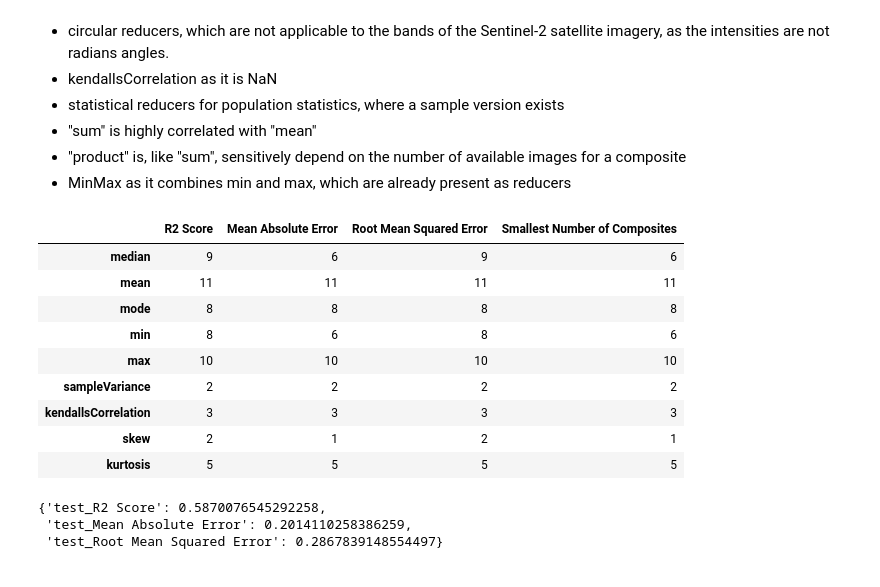
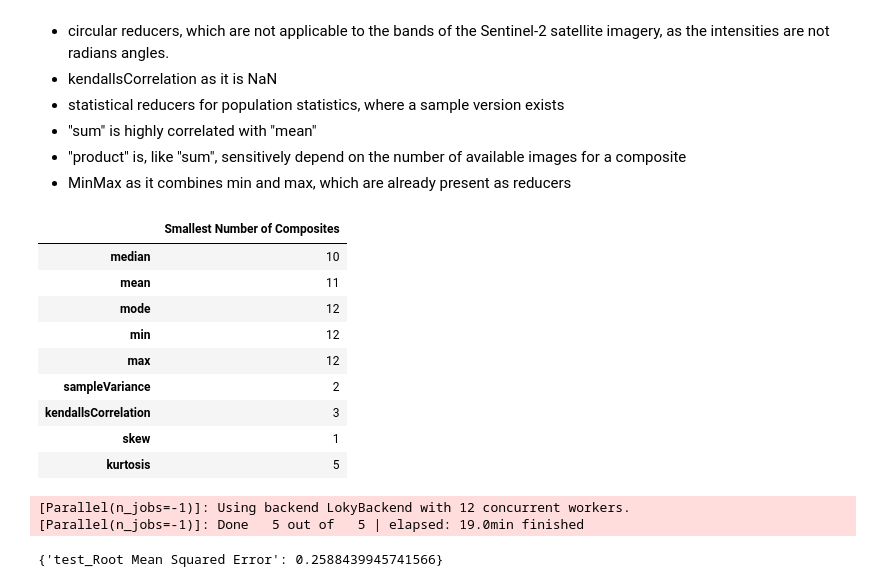
Before and after one commit to Lumcoin/leaf-type-mixture, a Jupyter notebook: notebooks/2-ph-reducer-composites.ipynb, the cells around one changed output. Saved outputs shown, nothing was run; the diff lists cells and outputs as text; code cells hidden in the pictures.

```diff
--- a/notebooks/2-ph-reducer-composites.ipynb
+++ b/notebooks/2-ph-reducer-composites.ipynb
@@ -67,17 +69,16 @@ Initializing Earth Engine API...
 # %%
-from ltm.data import sentinel_composite, split_band_name
+from datetime import datetime
+from itertools import product
+from ltm.data import sentinel_composite
 from ltm.features import load_raster, interpolate_data, drop_nan_rows, to_float32
-from time import sleep
-
-from sklearn.metrics import make_scorer, mean_squared_error, mean_absolute_error, r2_score
+import numpy as np
+import pandas as pd
+from pathlib import Path
+from sklearn.metrics import make_scorer, mean_squared_error
 from sklearn.model_selection import cross_validate
 from sklearn.ensemble import RandomForestRegressor
+from time import sleep
 from tqdm import tqdm
-from pathlib import Path
-import pandas as pd
-from itertools import product
-from datetime import datetime
-import numpy as np
 
 model = RandomForestRegressor(n_jobs=-1, random_state=42)
 search_space = {
@@ -88,14 +89,12 @@ search_space = {
     "sentinel_bands": [sentinel_bands],
 }
 scoring = {
-    "R2 Score": make_scorer(r2_score),
-    "Mean Absolute Error": make_scorer(mean_absolute_error),
     "Root Mean Squared Error": make_scorer(mean_squared_error, squared=False)
 }
-target_path = "../data/processed/ground_truth/target.tif"
+target_path = "../data/processed/target.tif"
 
 def create_data(target_path, search_point):
-    # Create X_path and ensure directory exists
+    # Create data_path and ensure directory exists
     reducer = search_point["temporal_reducers"][0]
     composites = search_point["num_composites"]
     data_path_to = f"../data/processed/reducer_composites/data_{reducer}_{composites}.tif"
@@ -103,7 +102,7 @@ def create_data(target_path, search_point):
 
     # Create the composite (retrying if it fails)
     if not Path(data_path_to).exists():
-        sleep_time = 60
+        sleep_time = 60 * 5  # 5 minutes
         while True:
             try:
                 sentinel_composite(
@@ -167,10 +166,10 @@ def grid_search(model, search_space, scoring, target_path, create_data=create_da
         if check_row_exists(search_point):
             continue
 
-        X = create_data(target_path, search_point)
-        if len(X.dropna(axis=1).columns) > 0:
-            X.dropna(axis=1, inplace=True)
-        data_no_nan, target_no_nan = drop_nan_rows(X, target)
+        data = create_data(target_path, search_point)
+        if len(data.dropna(axis=1).columns) > 0:
+            data.dropna(axis=1, inplace=True)  # As Kendall p-value is not computed by GEE https://notebook.community/naru-T/2017FOSS4GHOKKAIDO/FOSS4G_Hokkaido https://gis.stackexchange.com/questions/418431/significant-mann-kendall-tau
+        data_no_nan, target_no_nan = drop_nan_rows(data, target)
 
         if len(data_no_nan) < 5:
             scores = {f"test_{key}": np.full(1, np.nan) for key in scoring.keys()}
@@ -267,26 +262,22 @@ reducers = [
 # %%
 # Find the best number of composites for each reducer
 best_composites = pd.DataFrame()
 
-for metric in scoring.keys():
-    if metric == "R2 Score":
-        best_composites[metric] = dfs[metric][reducers].idxmax()
-    else:
-        best_composites[metric] = dfs[metric][reducers].idxmin()
-best_composites["Smallest Number of Composites"] = best_composites.min(axis=1)
+metric = list(scoring.keys())[0]
+best_composites["Smallest Number of Composites"] = dfs[metric][reducers].idxmin()
 
 best_composites
 # %% [output]
-|  | R2 Score | Mean Absolute Error | Root Mean Squared Error | Smallest Number of Composites |
-| median | 9 | 6 | 9 | 6 |
-| mean | 11 | 11 | 11 | 11 |
-| mode | 8 | 8 | 8 | 8 |
-| min | 8 | 6 | 8 | 6 |
-| max | 10 | 10 | 10 | 10 |
-| sampleVariance | 2 | 2 | 2 | 2 |
-| kendallsCorrelation | 3 | 3 | 3 | 3 |
-| skew | 2 | 1 | 2 | 1 |
-| kurtosis | 5 | 5 | 5 | 5 |
+|  | Smallest Number of Composites |
+| median | 10 |
+| mean | 11 |
+| mode | 12 |
+| min | 12 |
+| max | 12 |
+| sampleVariance | 2 |
+| kendallsCorrelation | 3 |
+| skew | 1 |
+| kurtosis | 5 |
 # %%
 from ltm.features import save_raster
 
@@ -319,21 +312,18 @@ if not Path(total_data_path).exists():
 else:
     total_data = load_raster(total_data_path)
 # %%
-# Cross validate the new X
-score_path = "../reports/reducer_composites.csv"
-total_data = load_raster("../data/processed/reducer_composites/data.tif")
+# Cross validate the new data
+total_data = load_raster("../data/processed/data.tif")
 target = load_raster(target_path)
-
-total_data.dropna(axis=1, inplace=True)
 total_data, target = drop_nan_rows(total_data, target)
 
 model = RandomForestRegressor(n_jobs=-1, random_state=42)
-scores = cross_validate(model, total_data, target, scoring=scoring, n_jobs=-1)
+scores = cross_validate(model, total_data, target, scoring=scoring, n_jobs=-1, verbose=1)
 
 # Compute the means per metric
 means = {f"test_{key}": scores[f"test_{key}"].mean() for key in scoring.keys()}
 means
 # %% [output]
-{'test_R2 Score': 0.5870076545292258,
- 'test_Mean Absolute Error': 0.2014110258386259,
- 'test_Root Mean Squared Error': 0.2867839148554497}
+[Parallel(n_jobs=-1)]: Using backend LokyBackend with 12 concurrent workers.
+[Parallel(n_jobs=-1)]: Done   5 out of   5 | elapsed: 19.0min finished
+{'test_Root Mean Squared Error': 0.2588439945741566}
```
Also changed, not shown: parts of 5 cells of this notebook, 5 other files.
